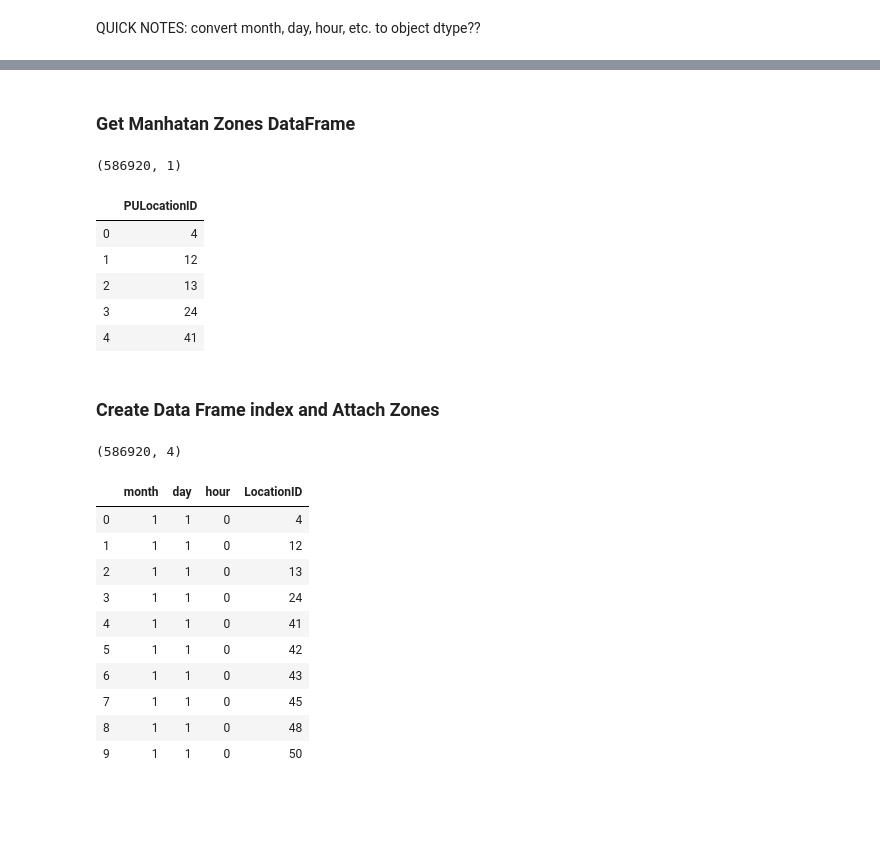
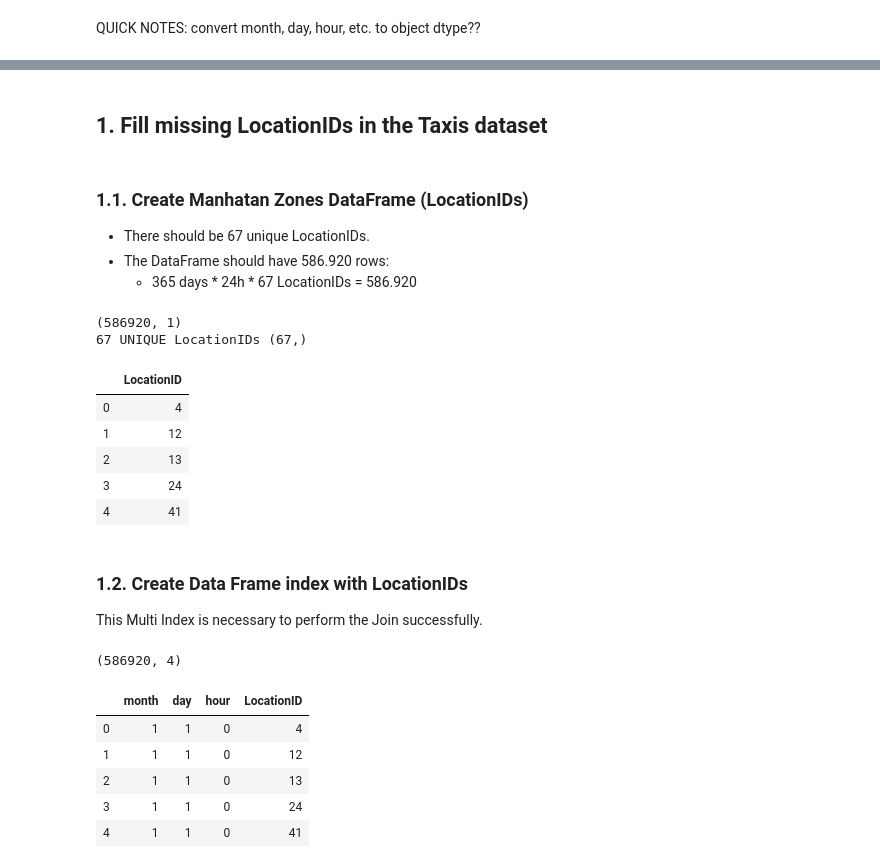
Before and after one commit to angelrps/MasterDataScience_FinalProject, a Jupyter notebook: notebooks/Data_Join_Taxis_Weather.ipynb, the cells around one changed output, grey strips where cells are left out. Drawn from its saved outputs; the diff is of its cells as text; code cells hidden in the pictures; blank space fills up the shorter version.

```diff
--- a/notebooks/Data_Join_Taxis_Weather.ipynb
+++ b/notebooks/Data_Join_Taxis_Weather.ipynb
@@ -12,62 +29,67 @@ pd.options.display.max_columns = None
 pd.options.display.max_rows = None
 # %%
 # Let´s start by joining just one year: 2017
-# %% [markdown]
-### Get Manhatan Zones DataFrame
+# %% [markdown]
+## 1. Fill missing LocationIDs in the Taxis dataset
+# %% [markdown]
+### 1.1. Create Manhatan Zones DataFrame (LocationIDs)
+
+- There should be 67 unique LocationIDs.
+- The DataFrame should have 586.920 rows:
+    - 365 days * 24h * 67 LocationIDs = 586.920
 # %%
 # 1. Import Location and Borough columns form NY TAXI ZONES dataset
 dfzones = pd.read_csv('../data/NY_taxi_zones.csv', sep=',',
                       usecols=['LocationID', 'borough'])
 
-dfzones.rename(columns={'LocationID': 'PULocationID'}, inplace=True)
-
 # 2. Filter Manhattan zones
 dfzones = dfzones[dfzones['borough']=='Manhattan']\
                 .drop(['borough'], axis=1)\
-                .sort_values(by='PULocationID')\
-                .drop_duplicates('PULocationID').reset_index(drop=True)
+                .sort_values(by='LocationID')\
+                .drop_duplicates('LocationID').reset_index(drop=True)
 
 #dfzones.PULocationID = dfzones.PULocationID.astype(str)
 
 dfzones = pd.concat([dfzones]*8760).reset_index(drop=True)
+
 print(dfzones.shape)
+print('67 UNIQUE LocationIDs',pd.unique(dfzones['LocationID']).shape)
+
 dfzones.head()
+
 #dfManZon_array = dfManZon.iloc[:,0].values
 #dfManZon_array
 # There are 67 zones in Manhattan
 # %% [output]
 (586920, 1)
+67 UNIQUE LocationIDs (67,)
-|  | PULocationID |
+|  | LocationID |
 | 0 | 4 |
 | 1 | 12 |
 | 2 | 13 |
 | 3 | 24 |
 | 4 | 41 |
-# %% [markdown]
-### Create Data Frame index and Attach Zones
+# %% [markdown]
+### 1.2. Create Data Frame index with LocationIDs
+This Multi Index is necessary to perform the Join successfully.
 # %%
 a = pd.period_range(start='2017-01-01', end='2017-12-31T23:00', freq='H')
 df_index = pd.DataFrame({'datetime':a})
 
 df_index['month'] = df_index['datetime'].dt.month
 df_index['day'] = df_index['datetime'].dt.day
 df_index['hour'] = df_index['datetime'].dt.hour
 df_index = df_index.drop(columns=['datetime'],inplace=False)
 df_index = df_index.iloc[np.arange(len(df_index)).repeat(67)].reset_index(drop=True)
-df_index['LocationID'] = dfzones['PULocationID']
+df_index['LocationID'] = dfzones['LocationID']
 print(df_index.shape)
-df_index.head(10)
+df_index.head()
 # %% [output]
 (586920, 4)
 |  | month | day | hour | LocationID |
 | 0 | 1 | 1 | 0 | 4 |
 | 1 | 1 | 1 | 0 | 12 |
 | 2 | 1 | 1 | 0 | 13 |
 | 3 | 1 | 1 | 0 | 24 |
 | 4 | 1 | 1 | 0 | 41 |
-| 5 | 1 | 1 | 0 | 42 |
-| 6 | 1 | 1 | 0 | 43 |
-| 7 | 1 | 1 | 0 | 45 |
-| 8 | 1 | 1 | 0 | 48 |
-| 9 | 1 | 1 | 0 | 50 |
 # %% [markdown]
```
Also changed, not shown: parts of 40 cells of this notebook.
